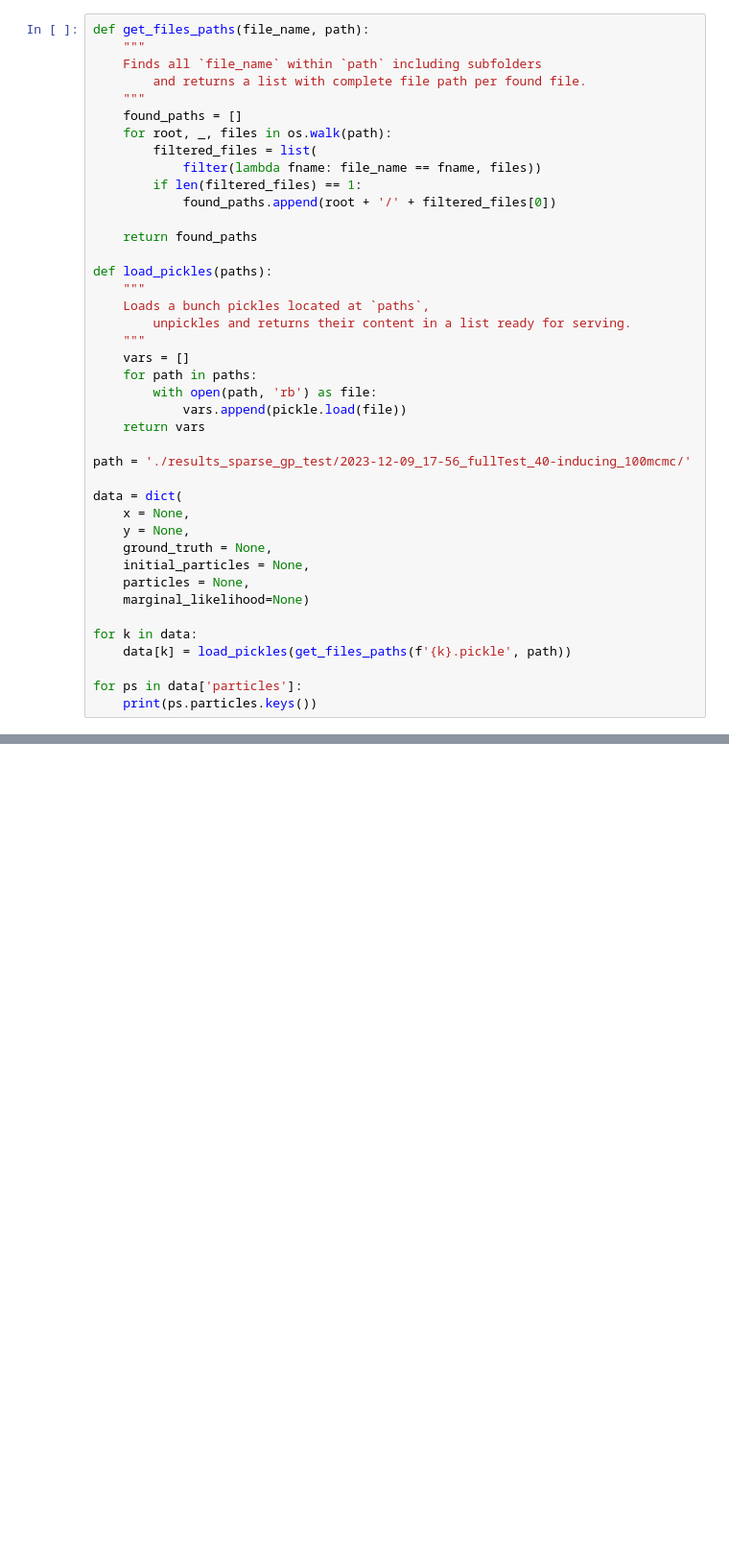
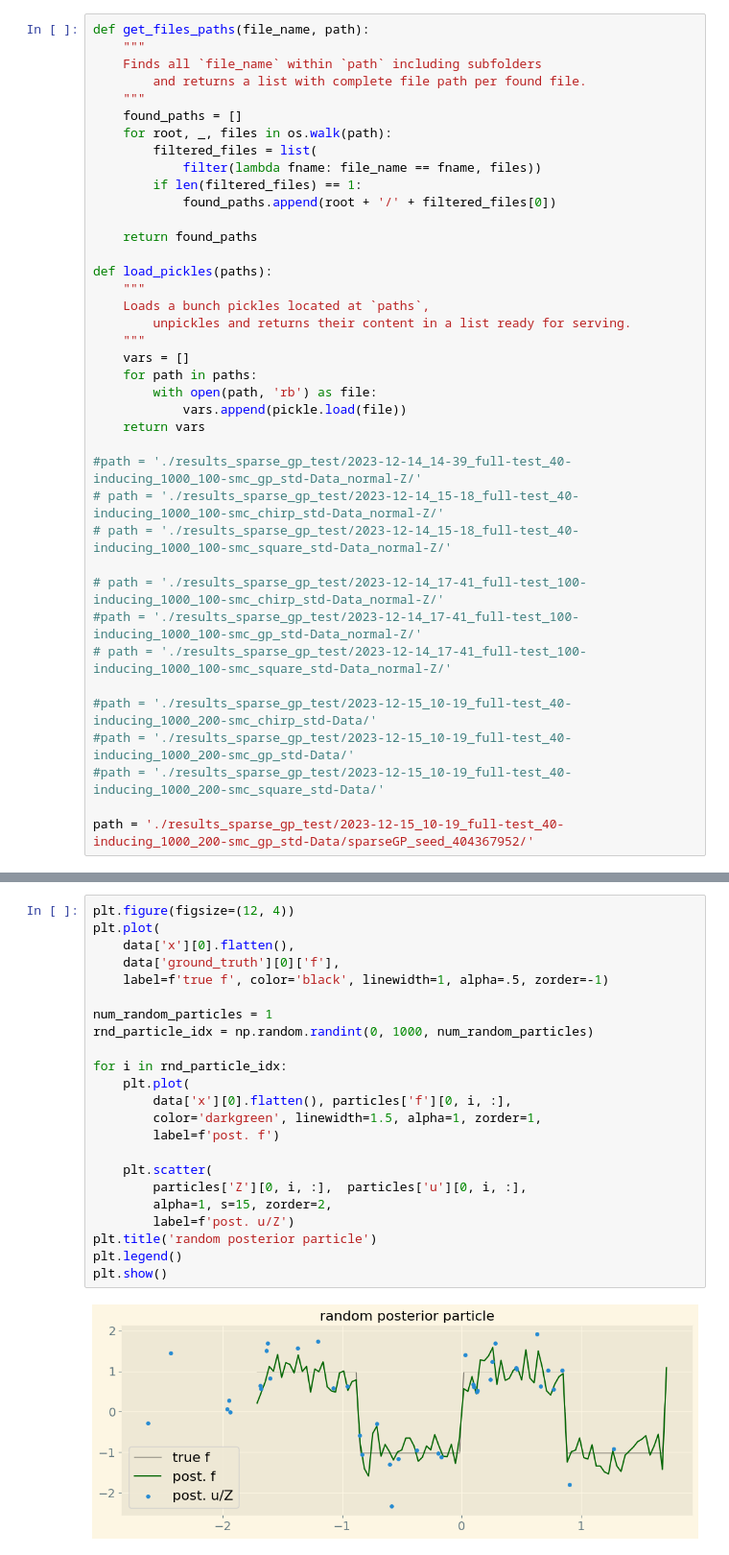
Before and after one commit to UncertaintyInComplexSystems/bayesianmodels, a Jupyter notebook: testsuite/sparse_gp_combine_results.ipynb, the cells around one changed output, grey strips where cells are left out. Shown at 96% size. Cells and saved outputs as stored; diff of their text form; blank space fills up the shorter version.

```diff
--- a/testsuite/sparse_gp_combine_results.ipynb
+++ b/testsuite/sparse_gp_combine_results.ipynb
@@ -44,18 +52,16 @@ def load_pickles(paths):
             vars.append(pickle.load(file))
     return vars
 
-path = './results_sparse_gp_test/2023-12-09_17-56_fullTest_40-inducing_100mcmc/'
+#path = './results_sparse_gp_test/2023-12-14_14-39_full-test_40-inducing_1000_100-smc_gp_std-Data_normal-Z/'
+# path = './results_sparse_gp_test/2023-12-14_15-18_full-test_40-inducing_1000_100-smc_chirp_std-Data_normal-Z/'
+# path = './results_sparse_gp_test/2023-12-14_15-18_full-test_40-inducing_1000_100-smc_square_std-Data_normal-Z/'
 
-data = dict(
-    x = None,
-    y = None,
-    ground_truth = None,
-    initial_particles = None,
-    particles = None,
-    marginal_likelihood=None)
+# path = './results_sparse_gp_test/2023-12-14_17-41_full-test_100-inducing_1000_100-smc_chirp_std-Data_normal-Z/'
+#path = './results_sparse_gp_test/2023-12-14_17-41_full-test_100-inducing_1000_100-smc_gp_std-Data_normal-Z/'
+# path = './results_sparse_gp_test/2023-12-14_17-41_full-test_100-inducing_1000_100-smc_square_std-Data_normal-Z/'
 
-for k in data:
-    data[k] = load_pickles(get_files_paths(f'{k}.pickle', path))
+#path = './results_sparse_gp_test/2023-12-15_10-19_full-test_40-inducing_1000_200-smc_chirp_std-Data/'
+#path = './results_sparse_gp_test/2023-12-15_10-19_full-test_40-inducing_1000_200-smc_gp_std-Data/'
+#path = './results_sparse_gp_test/2023-12-15_10-19_full-test_40-inducing_1000_200-smc_square_std-Data/'
 
-for ps in data['particles']:
-    print(ps.particles.keys())
+path = './results_sparse_gp_test/2023-12-15_10-19_full-test_40-inducing_1000_200-smc_gp_std-Data/sparseGP_seed_404367952/'
@@ -95,0 +177,25 @@ plt.legend()
+# %%
+plt.figure(figsize=(12, 4))
+plt.plot(
+    data['x'][0].flatten(),
+    data['ground_truth'][0]['f'],
+    label=f'true f', color='black', linewidth=1, alpha=.5, zorder=-1)
+
+num_random_particles = 1
+rnd_particle_idx = np.random.randint(0, 1000, num_random_particles)
+
+for i in rnd_particle_idx:
+    plt.plot(
+        data['x'][0].flatten(), particles['f'][0, i, :],
+        color='darkgreen', linewidth=1.5, alpha=1, zorder=1,
+        label=f'post. f')
+
+    plt.scatter(
+        particles['Z'][0, i, :],  particles['u'][0, i, :],
+        alpha=1, s=15, zorder=2,
+        label=f'post. u/Z')
+plt.title('random posterior particle')
+plt.legend()
+plt.show()
+# %% [output]
+[figure, added]
```
Also changed, not shown: parts of 8 cells of this notebook, 7 other files.
